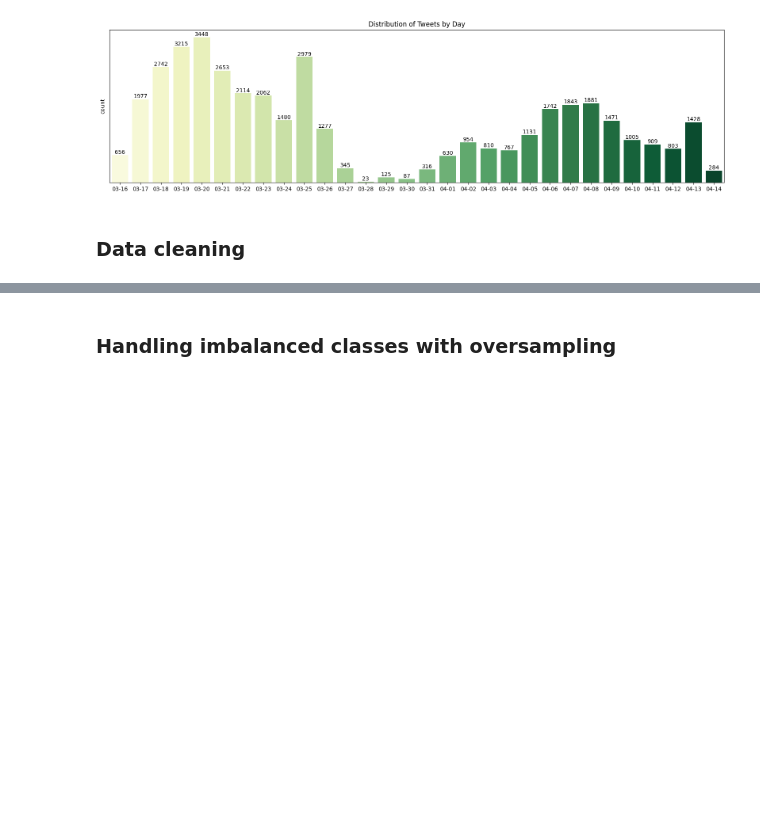
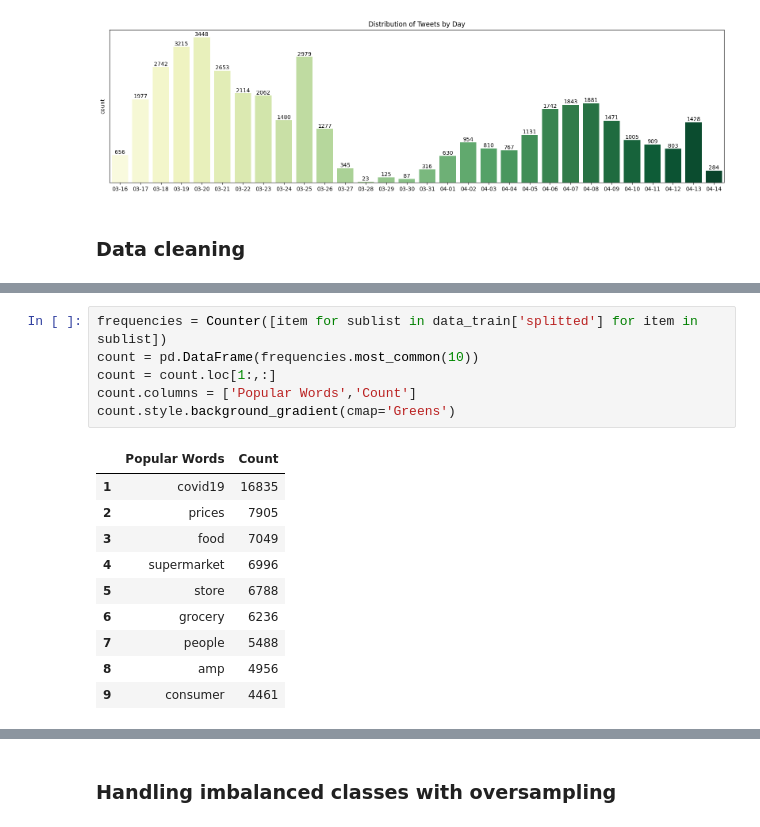
Before and after one commit to ProfessorBanner/Portfolio., a Jupyter notebook: Data Science/NLP.ipynb, the cells around one changed output, grey strips where cells are left out. Cells and saved outputs as stored; diff of their text form; blank space fills up the shorter version.

```diff
--- a/Data Science/NLP.ipynb
+++ b/Data Science/NLP.ipynb
@@ -658,0 +682,17 @@ data_test['Sentiment'] = data_test['Sentiment'].map({'Extremely Negative':0,
+# %%
+frequencies = Counter([item for sublist in data_train['splitted'] for item in sublist])
+count = pd.DataFrame(frequencies.most_common(10))
+count = count.loc[1:,:]
+count.columns = ['Popular Words','Count']
+count.style.background_gradient(cmap='Greens')
+# %% [output]
+|  | Popular Words | Count |
+| 1 | covid19 | 16835 |
+| 2 | prices | 7905 |
+| 3 | food | 7049 |
+| 4 | supermarket | 6996 |
+| 5 | store | 6788 |
+| 6 | grocery | 6236 |
+| 7 | people | 5488 |
+| 8 | amp | 4956 |
+| 9 | consumer | 4461 |
```
Also changed, not shown: parts of 64 cells of this notebook.
